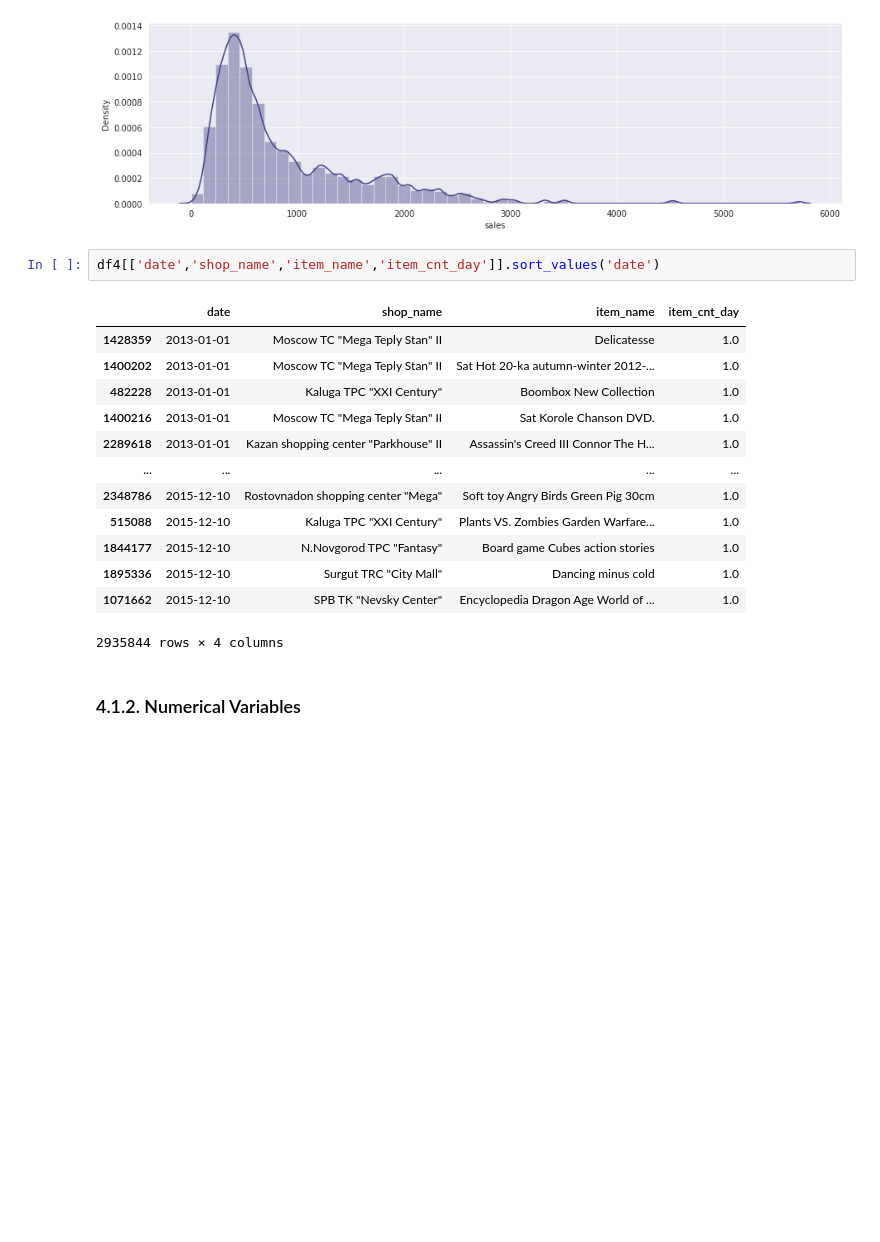
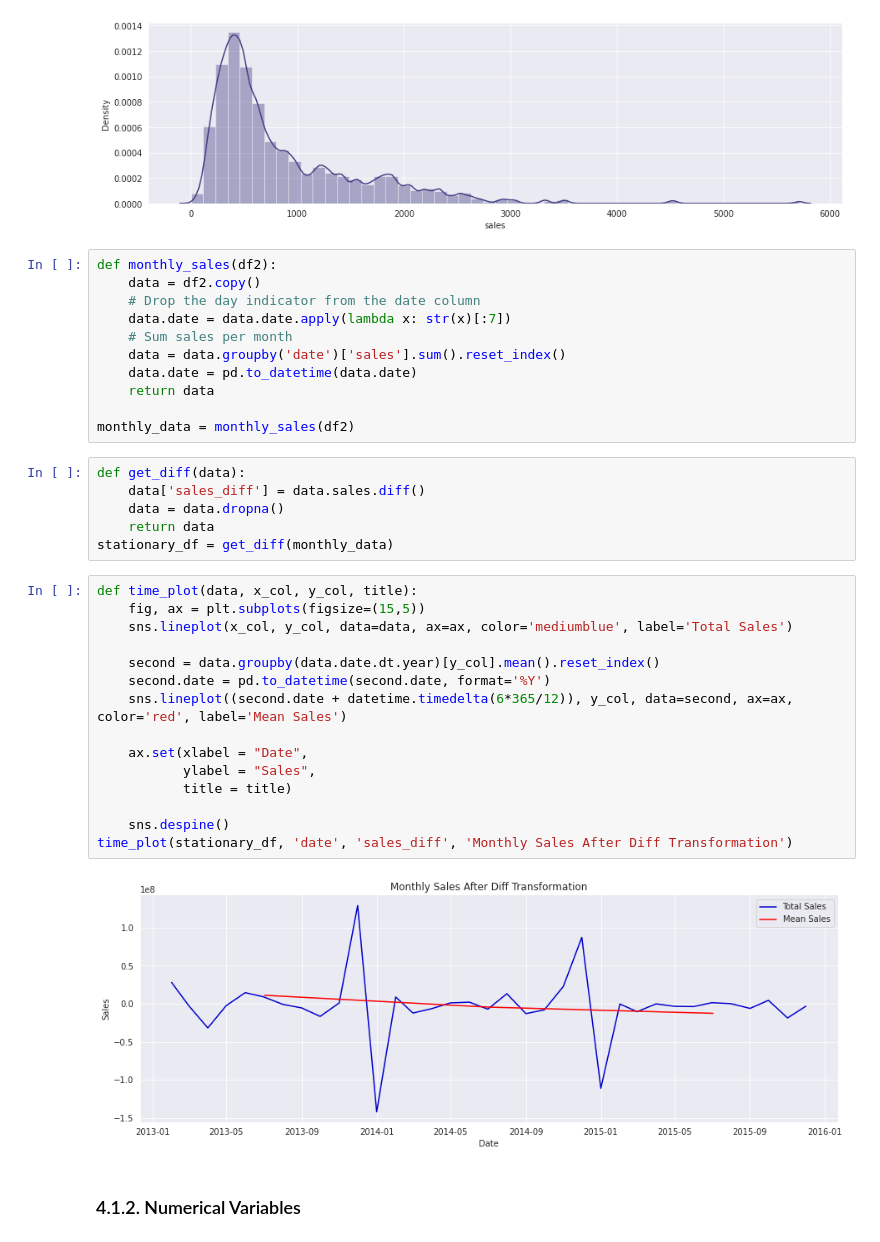
Before and after one commit to Matheus-Homem/Matheus-Homem, a Jupyter notebook: notebook/Future_Sales_Prediction.ipynb, the cells around one changed output. Saved outputs shown, nothing was run; the diff lists cells and outputs as text; blank space fills up the shorter version.

Commit message:
Update get_diff

```diff
--- a/notebook/Future_Sales_Prediction.ipynb
+++ b/notebook/Future_Sales_Prediction.ipynb
@@ -381,22 +382,40 @@ sns.distplot(df4['sales'],color=viridis)
 plt.show()
 # %% [output]
 [figure]
-# %%
-df4[['date','shop_name','item_name','item_cnt_day']].sort_values('date')
-# %% [output]
-|  | date | shop_name | item_name | item_cnt_day |
-| 1428359 | 2013-01-01 | Moscow TC "Mega Teply Stan" II | Delicatesse | 1.0 |
-| 1400202 | 2013-01-01 | Moscow TC "Mega Teply Stan" II | Sat Hot 20-ka autumn-winter 2012-... | 1.0 |
-| 482228 | 2013-01-01 | Kaluga TPC "XXI Century" | Boombox New Collection | 1.0 |
-| 1400216 | 2013-01-01 | Moscow TC "Mega Teply Stan" II | Sat Korole Chanson DVD. | 1.0 |
-| 2289618 | 2013-01-01 | Kazan shopping center "Parkhouse" II | Assassin's Creed III Connor The H... | 1.0 |
-| ... | ... | ... | ... | ... |
-| 2348786 | 2015-12-10 | Rostovnadon shopping center "Mega" | Soft toy Angry Birds Green Pig 30cm | 1.0 |
-| 515088 | 2015-12-10 | Kaluga TPC "XXI Century" | Plants VS. Zombies Garden Warfare... | 1.0 |
-| 1844177 | 2015-12-10 | N.Novgorod TPC "Fantasy" | Board game Cubes action stories | 1.0 |
-| 1895336 | 2015-12-10 | Surgut TRC "City Mall" | Dancing minus cold | 1.0 |
-| 1071662 | 2015-12-10 | SPB TK "Nevsky Center" | Encyclopedia Dragon Age World of ... | 1.0 |
-2935844 rows × 4 columns
+# %%
+def monthly_sales(df2):
+    data = df2.copy()
+    # Drop the day indicator from the date column
+    data.date = data.date.apply(lambda x: str(x)[:7])
+    # Sum sales per month
+    data = data.groupby('date')['sales'].sum().reset_index()
+    data.date = pd.to_datetime(data.date)
+    return data
+
+monthly_data = monthly_sales(df2)
+# %%
+def get_diff(data):
+    data['sales_diff'] = data.sales.diff()
+    data = data.dropna()
+    return data
+stationary_df = get_diff(monthly_data)
+# %%
+def time_plot(data, x_col, y_col, title):
+    fig, ax = plt.subplots(figsize=(15,5))
+    sns.lineplot(x_col, y_col, data=data, ax=ax, color='mediumblue', label='Total Sales')
+
+    second = data.groupby(data.date.dt.year)[y_col].mean().reset_index()
+    second.date = pd.to_datetime(second.date, format='%Y')
+    sns.lineplot((second.date + datetime.timedelta(6*365/12)), y_col, data=second, ax=ax, color='red', label='Mean Sales')
+
+    ax.set(xlabel = "Date",
+           ylabel = "Sales",
+           title = title)
+
+    sns.despine()
+time_plot(stationary_df, 'date', 'sales_diff', 'Monthly Sales After Diff Transformation')
+# %% [output]
+[figure, added]
 # %% [markdown]
 ### 4.1.2. Numerical Variables
 # %%
```
Also changed, not shown: parts of 1 cell of this notebook.
